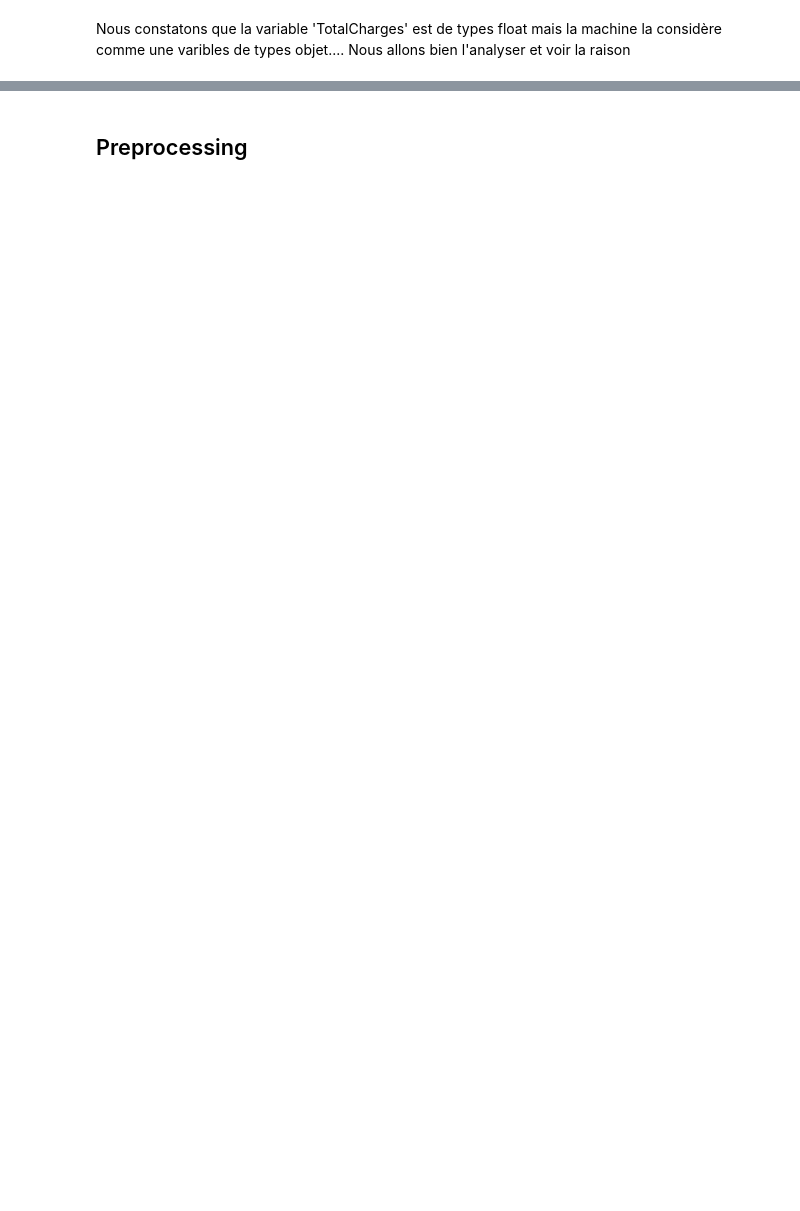
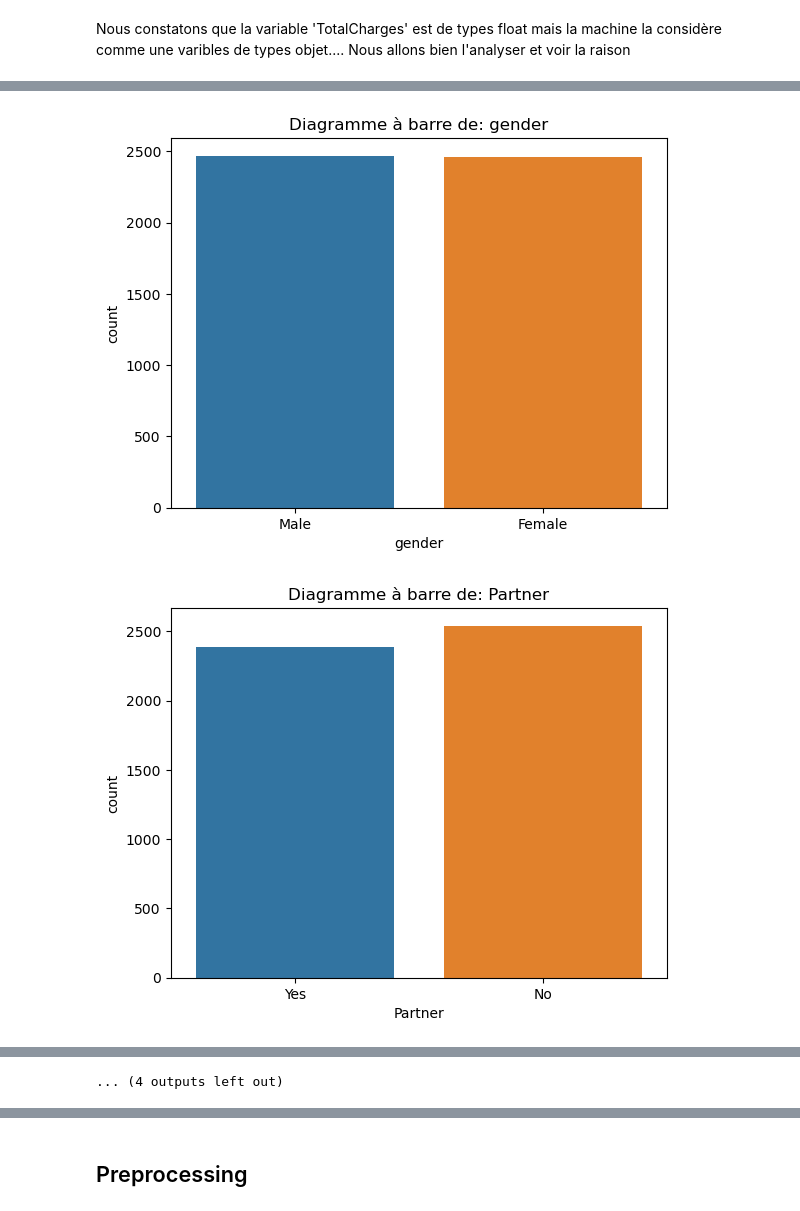
Before and after one commit to ChrystalDatascience/Projet-Telecom, a Jupyter notebook: Notebook_Churn.ipynb, the cells around one changed output, grey strips where cells are left out. Cells and saved outputs as stored; diff of their text form; code cells hidden in the pictures; blank space fills up the shorter version.

```diff
--- a/Notebook_Churn.ipynb
+++ b/Notebook_Churn.ipynb
@@ -106,7 +276,10 @@ for col in numerical:
 # %%
 for col in categorical:
     plt.figure()
     sns.countplot(data=train, x=col)
-    plt.legend(col)
+    plt.title('Diagramme à barre de: ' +col)
     plt.show()
     plt.close()
+# %% [output]
+[figure, added]
+[figure, added]
@@ -113,3 +296,4 @@ for col in categorical:
+... (4 outputs left out)
 # %%
 for col in categorical:
     plt.figure()
```
Also changed, not shown: parts of 66 cells of this notebook, 31 other files.
